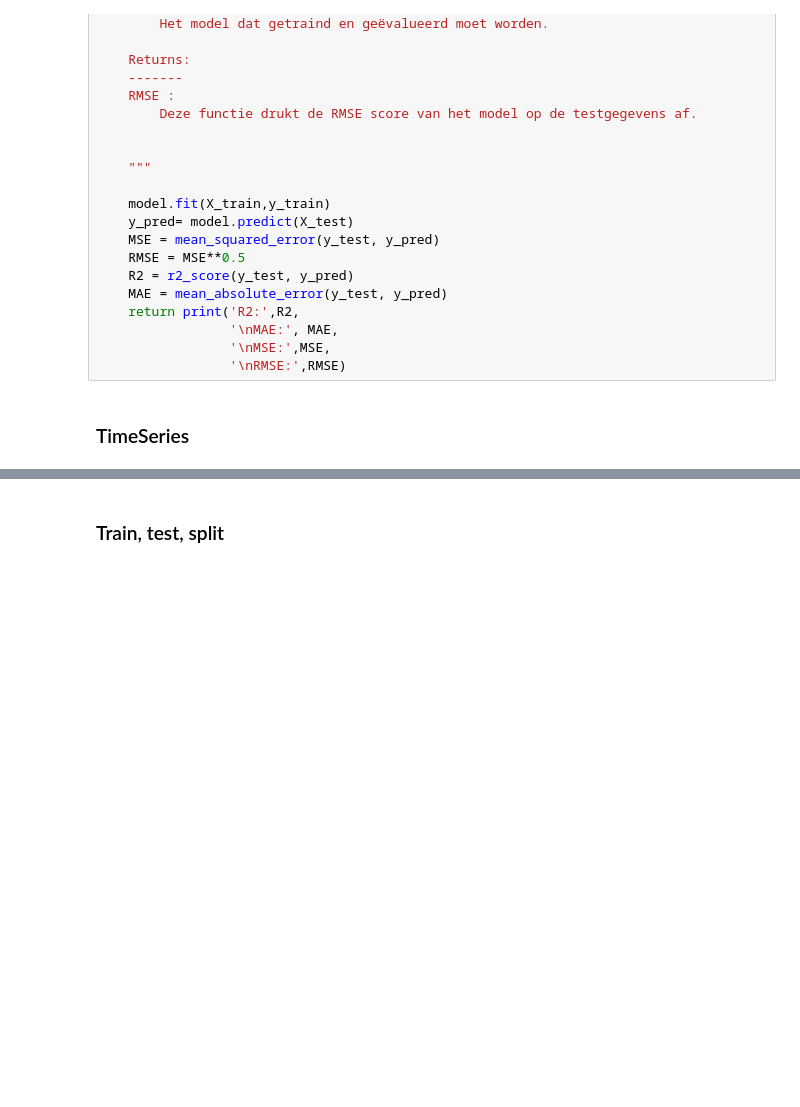
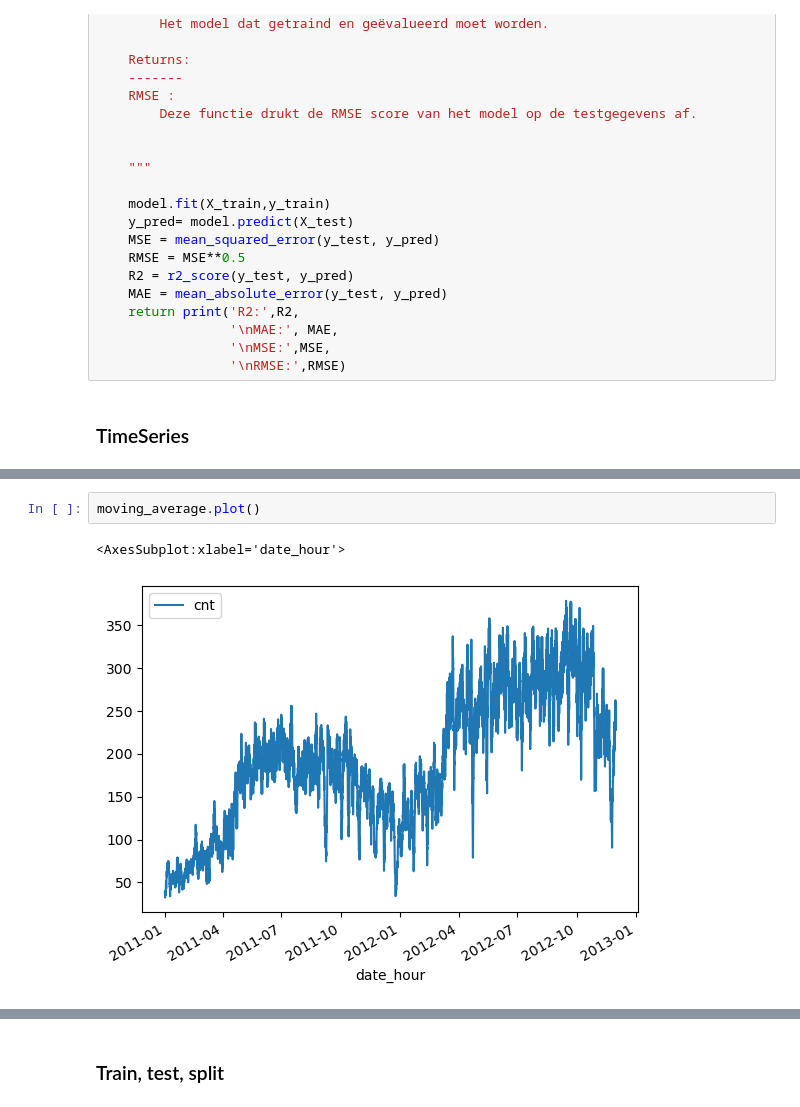
Before and after one commit to NimaGhafar/machine_learning_deurwaardes, a Jupyter notebook: Heethoofd_Portfolio.ipynb, the cells around one changed output, grey strips where cells are left out. Saved outputs shown, nothing was run; the diff lists cells and outputs as text; blank space fills up the shorter version.

```diff
--- a/Heethoofd_Portfolio.ipynb
+++ b/Heethoofd_Portfolio.ipynb
@@ -451,0 +463,5 @@ def train_test_model(model):
+# %%
+moving_average.plot()
+# %% [output]
+<AxesSubplot:xlabel='date_hour'>
+[figure, added]
```
Also changed, not shown: parts of 42 cells of this notebook.
